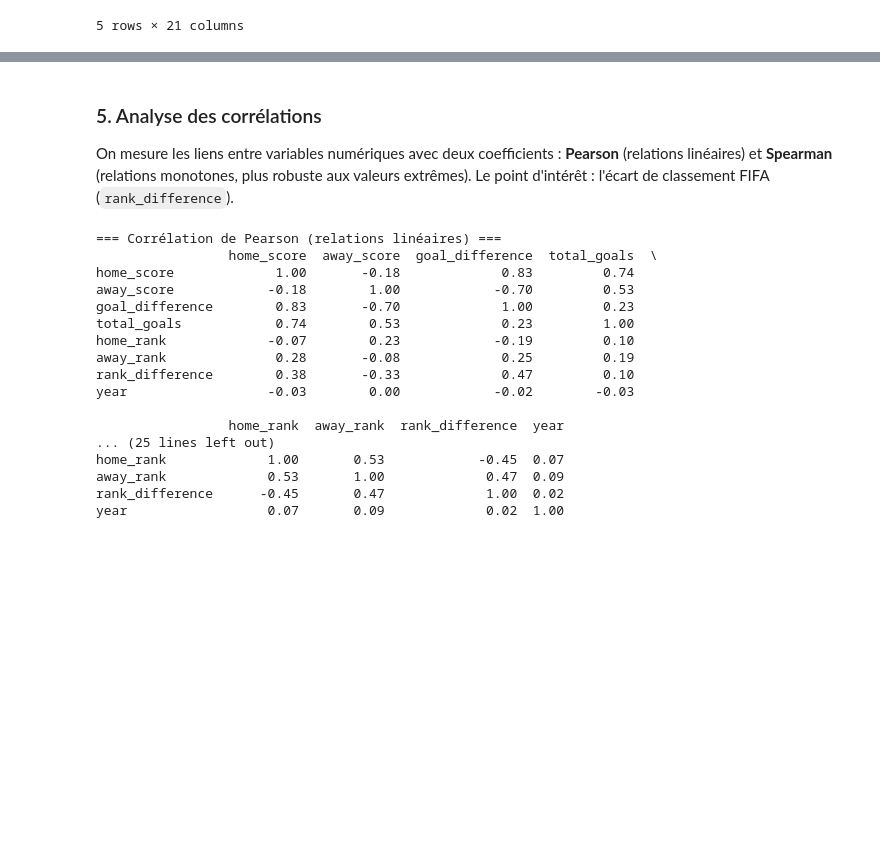
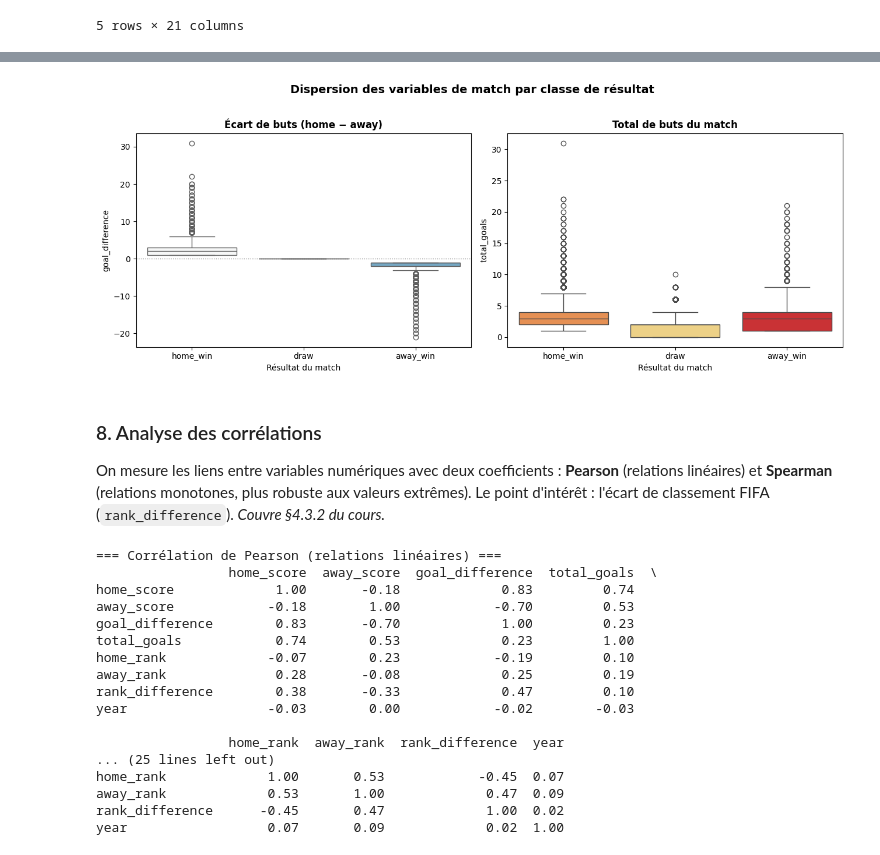
Before and after one commit to Joud04/aptispace-datascience-projet, a Jupyter notebook: notebooks/04_eda.ipynb, the cells around one changed output, grey strips where cells are left out. Cells and saved outputs as stored; diff of their text form; code cells hidden in the pictures; blank space fills up the shorter version.

```diff
--- a/notebooks/04_eda.ipynb
+++ b/notebooks/04_eda.ipynb
@@ -118,7 +183,31 @@ Name: proportion, dtype: float64
+# %%
+# Boxplots : on compare la dispersion de goal_difference et total_goals selon le résultat.
+fig, axes = plt.subplots(1, 2, figsize=(13, 5))
+ordre = ['home_win', 'draw', 'away_win']
+
+sns.boxplot(data=df_feat, x='result', y='goal_difference', order=ordre,
+            hue='result', palette='RdBu', legend=False, ax=axes[0])
+axes[0].axhline(0, color='gray', linestyle=':', linewidth=1)
+axes[0].set_title("Écart de buts (home − away)", fontweight='bold')
+axes[0].set_xlabel('Résultat du match')
+axes[0].set_ylabel('goal_difference')
+
+sns.boxplot(data=df_feat, x='result', y='total_goals', order=ordre,
+            hue='result', palette='YlOrRd', legend=False, ax=axes[1])
+axes[1].set_title("Total de buts du match", fontweight='bold')
+axes[1].set_xlabel('Résultat du match')
+axes[1].set_ylabel('total_goals')
+
+fig.suptitle("Dispersion des variables de match par classe de résultat",
+             fontsize=14, fontweight='bold', y=1.02)
+fig.tight_layout()
+plt.show()
+# %% [output]
+[figure, added]
 # %% [markdown]
-### 5. Analyse des corrélations
+### 8. Analyse des corrélations
 
-On mesure les liens entre variables numériques avec deux coefficients : **Pearson** (relations linéaires) et **Spearman** (relations monotones, plus robuste aux valeurs extrêmes). Le point d'intérêt : l'écart de classement FIFA (`rank_difference`).
+On mesure les liens entre variables numériques avec deux coefficients : **Pearson** (relations linéaires) et **Spearman** (relations monotones, plus robuste aux valeurs extrêmes). Le point d'intérêt : l'écart de classement FIFA (`rank_difference`). *Couvre §4.3.2 du cours.*
 # %%
 # Variables numériques retenues pour l'analyse des corrélations.
 cols_num = ['home_score', 'away_score', 'goal_difference', 'total_goals',
```
Also changed, not shown: parts of 12 cells of this notebook, 2 other files.
